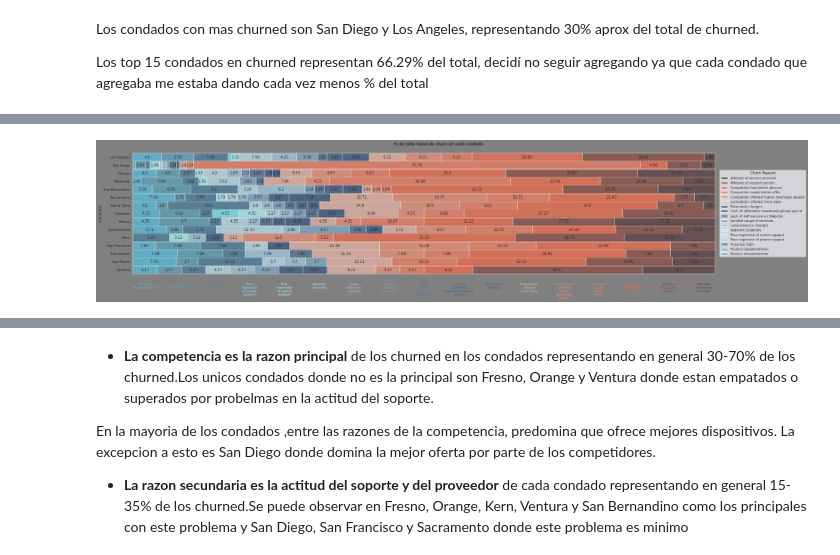
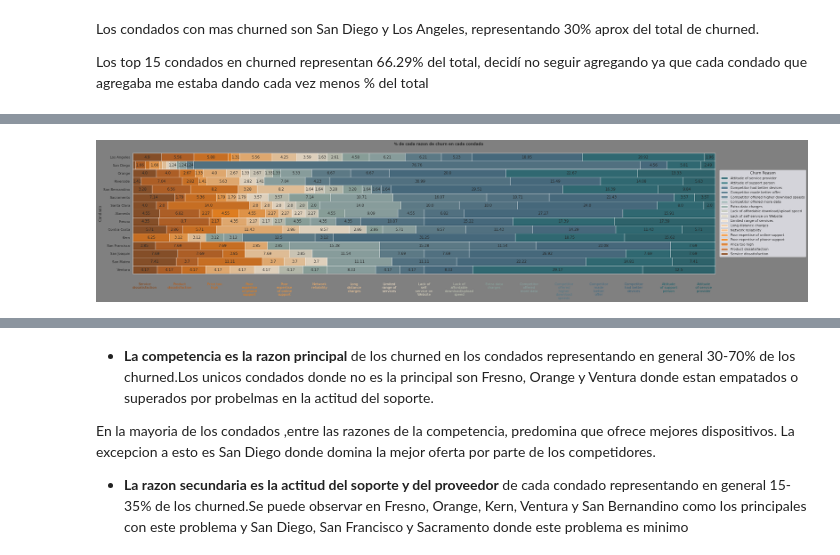
Before and after one commit to Lemonpi3/proyecto-coder-house-churn-es, a Jupyter notebook: ProyectoDS_Parte_II_Agustin_Lehmann.ipynb, the cells around one changed output, grey strips where cells are left out. Cells and saved outputs as stored; diff of their text form; code cells hidden in the pictures.

```diff
--- a/ProyectoDS_Parte_II_Agustin_Lehmann.ipynb
+++ b/ProyectoDS_Parte_II_Agustin_Lehmann.ipynb
@@ -984,10 +910,10 @@ distribution['%'] = distribution['%'] * 100
 #Uso una paleta custom porque las que venian con seaborn no me daban el contraste correcto para ver con facilidad la distribucion, mas que nada es por la cantidad de clases.
 #@markdown No incluyo las razones Moved, Don't known, Deceased porque son cosas que no se pueden controlar y porque quiero simplificar lo mas posible el grafico.
 
-colors =['#5B4144','#8C4F47',  #attitude
-         '#EE6C4D','#ED7E63','#EB9079','#E7B4A5', #competitor
-         '#3D5A80','#436186','#547497','#82A8C3','#A1C9DE','#BCDEEB','#ADF3F5','#7AEAEE','#4D7E9C','#5CA2B7','#59BBDC' #servicio/misc
-         ]
+colors= ['#135863','#15616D', #attitude
+         '#33607A','#426B80','#517787','#8AA6A5', #competencia
+         '#8aa79f', '#c5cab8', '#e2dbc5', '#ffecd1', '#ffd19d', '#ffb569', '#ff9935',#dissatisfaction
+         '#ff7d00', '#de6804', '#bc5308', '#863e0b'] #precio
 
 #@title
 GRAFICO_A_COLOR = True #@param {type:"boolean"}
@@ -1012,34 +938,35 @@ for c in g.containers:
 
 
 g.set_title('% de cada razon de churn en cada condado',fontdict={
  'fontweight': 'bold',
 })
 
 g.set_ylabel('Condado')
 #cambio los ticks numericos por las clases para tener una referencia de donde esta
 #cada razon.
 g.set_xlabel('')
 g.set_xticks(range(2,100,6),labels=distribution['Churn Reason'].unique()[::-1],rotation=0)
 
 wrap_labels(ax, 10)
 
 #les pongo el color para que ayude a referenciar con el color de cada caja
 for i,tick_label in enumerate(g.axes.get_xticklabels()):
+  if GRAFICO_A_COLOR:
     tick_label.set_color(sns.color_palette(colors,desat=GRAFICO_A_COLOR)[-1::-1][i])
 
 #quito unas partes blancas que habian quedado y los ejes
 g.set_facecolor('gray')
 g.grid(visible=False)
 sns.despine(left=True,bottom=True)
 
 #acomodo la leyenda a la derecha por fuera del grafico
 sns.move_legend(ax,bbox_to_anchor=(1.03, 0.5),loc=10)
 
 plt.show()
 #reseteo los estilos de seaborn
 sns.set_style("white")
 # %% [output]
-[figure, old version]
+[figure, new version]
 # %% [markdown]
 **Cantidad porcentual de cada razon de churn por condado**
 
```
Also changed, not shown: parts of 7 cells of this notebook.
